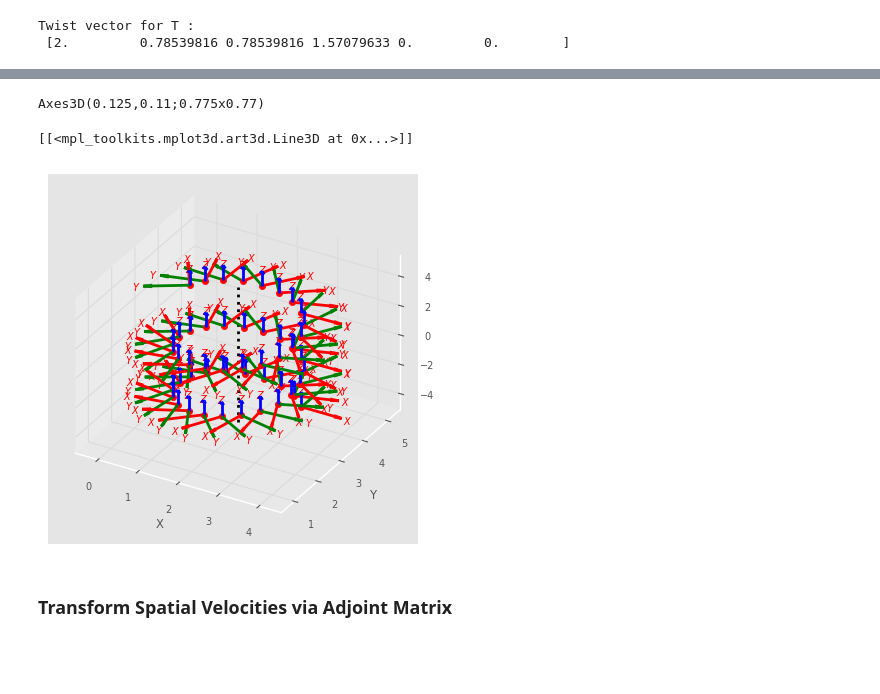
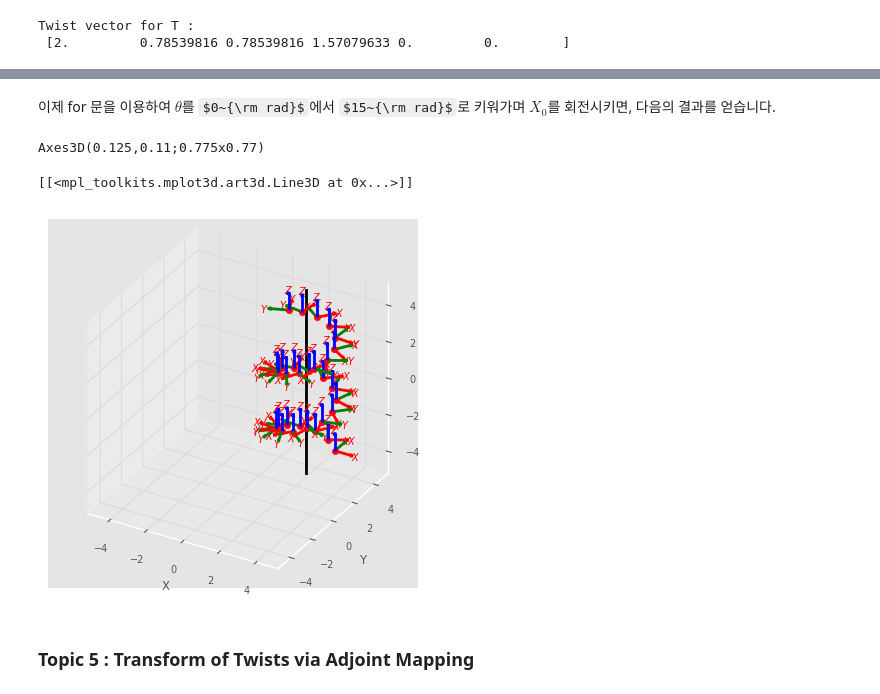
Before and after one commit to CDSL-UoS/Course_Robotics_2024, a Jupyter notebook: CH03/CH03_B_3DRigidBodyMotion.ipynb, the cells around one changed output, grey strips where cells are left out. Saved outputs shown, nothing was run; the diff lists cells and outputs as text; code cells hidden in the pictures; some formulas as TeX source; blank space fills up the shorter version.

```diff
--- a/CH03/CH03_B_3DRigidBodyMotion.ipynb
+++ b/CH03/CH03_B_3DRigidBodyMotion.ipynb
@@ -180,0 +182,5 @@ X = transl(3, 4, -4)
+# %%
+sHat = [0, 0, 1]
+q = [2, 3, 2]
+h = 0.5
+S = sm.Twist3.UnitRevolute(sHat, q, h)
@@ -181,13 +200,17 @@ X = transl(3, 4, -4)
+# %% [markdown]
+이제 for 문을 이용하여 $\theta$를 $0~{\rm rad}$에서 $15~{\rm rad}$로 키워가며 $X_0$를 회전시키면, 다음의 결과를 얻습니다.
 # %%
-for theta in np.arange(0, 15, 0.3):
-    trplot(S.exp(theta).A @ X, style="rgb", width=2)
+X0 = transl(3, 4, -4)
+plotvol3(5)
+for theta in np.arange(0, 15, 0.5):
+    trplot(S.exp(theta).A @ X0, style="rgb", width=2)
 L = S.line()
-L.plot("k:", linewidth=2)
+L.plot("k", linewidth=2)
 # %% [output]
 Axes3D(0.125,0.11;0.775x0.77)
 [[<mpl_toolkits.mplot3d.art3d.Line3D at 0x...>]]
-[figure, old version]
+[figure, new version]
 # %% [markdown]
-### Transform Spatial Velocities via Adjoint Matrix
+### **Topic 5 : Transform of Twists via Adjoint Mapping**
 # %%
 Tab = sm.SE3.Tx(-2) * sm.SE3.Rz(-pi/2) * sm.SE3.Rx(pi/2)
```
Also changed, not shown: parts of 42 cells of this notebook, 7 other files.
